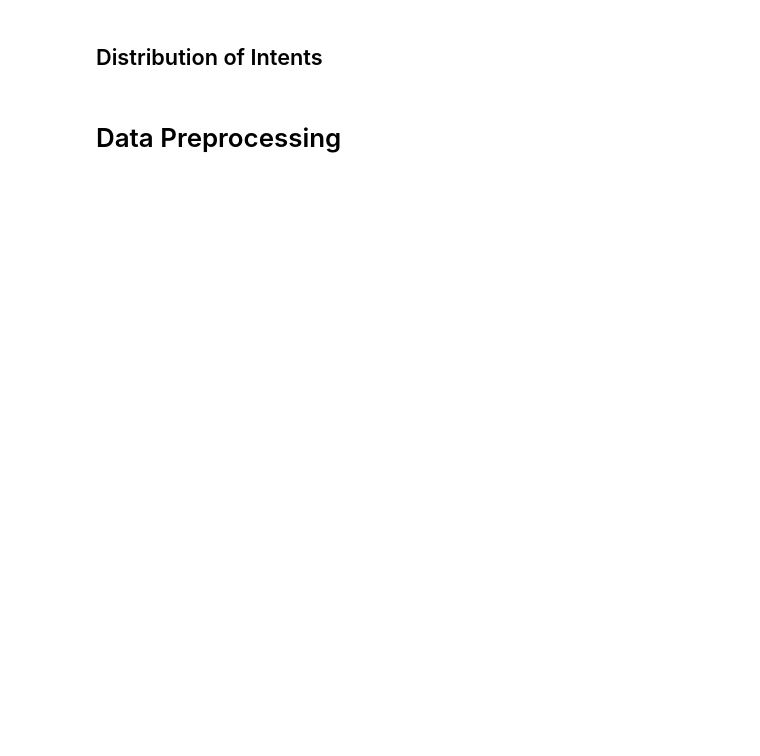
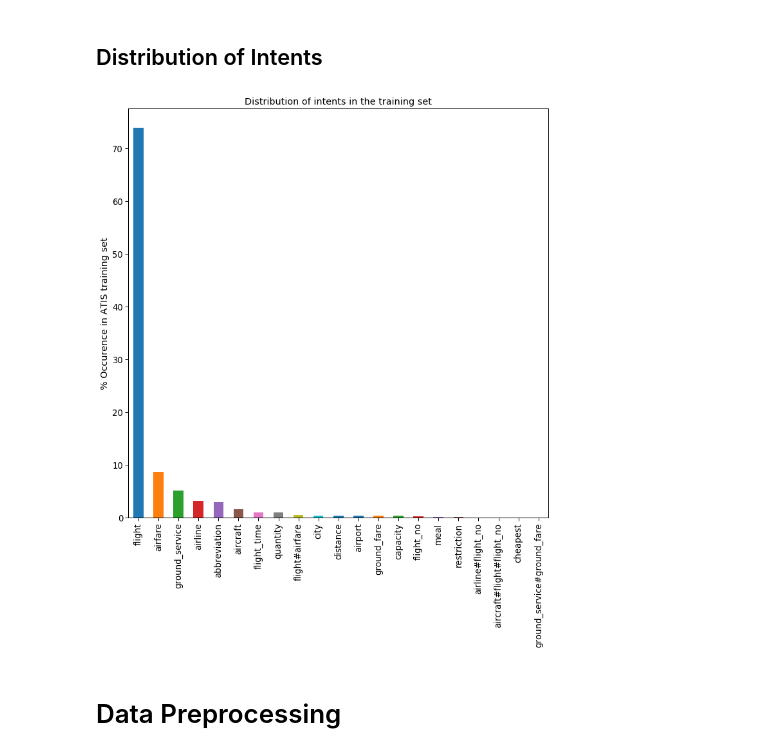
Before and after one commit to lionely/nlu-joint-slot-intent-detection, a Jupyter notebook: RNN-less Slot Filling.ipynb, the cells around one changed output. Cells and saved outputs as stored; diff of their text form; code cells hidden in the pictures; blank space fills up the shorter version.

```diff
--- a/RNN-less Slot Filling.ipynb
+++ b/RNN-less Slot Filling.ipynb
@@ -105,9 +126,21 @@ intent_stats_df.T.head()
+# %%
+intent_stats_df = pd.DataFrame(intent_counts,index=[0])
+intent_stats_df.columns = intent_stats_df.columns.str.replace("atis_",'')
+intent_stats_df = intent_stats_df.T.sort_values(0,ascending=False)#sorted
+
+total_num_intent = 4478
+intent_stats_df = (intent_stats_df/total_num_intent)*100
+
+#intent_stats_df.iloc[:,0]
 # %%
-fig, ax = plt.subplots(figsize=a4_dims)
-intent_stats_df.T[0].plot(kind='bar')
+fig, ax = plt.subplots()
+intent_stats_df.iloc[:,0].plot(kind='bar',legend=False,figsize=a4_dims)
 fig = ax.get_figure()
-plt.title('Distribution of intents in ATIS')
-fig.savefig("graphs/intent_dist.png",bbox_inches="tight",dpi=300)
+plt.title('Distribution of intents in the training set')
+plt.ylabel('% Occurence in ATIS training set')
+fig.savefig("graphs/intent_dist_clean_label.png",bbox_inches="tight",dpi=300)
+# %% [output]
+[figure, added]
 # %% [markdown]
 # Data Preprocessing
 # %%
```
Also changed, not shown: parts of 84 cells of this notebook.
